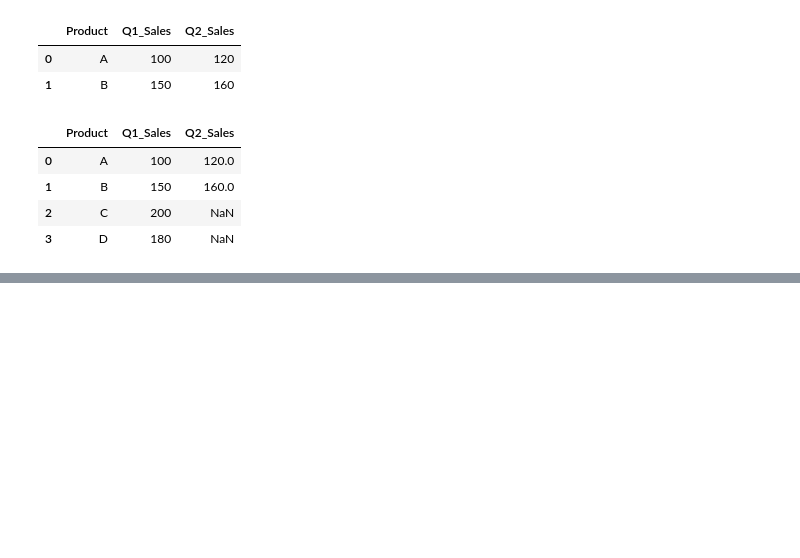
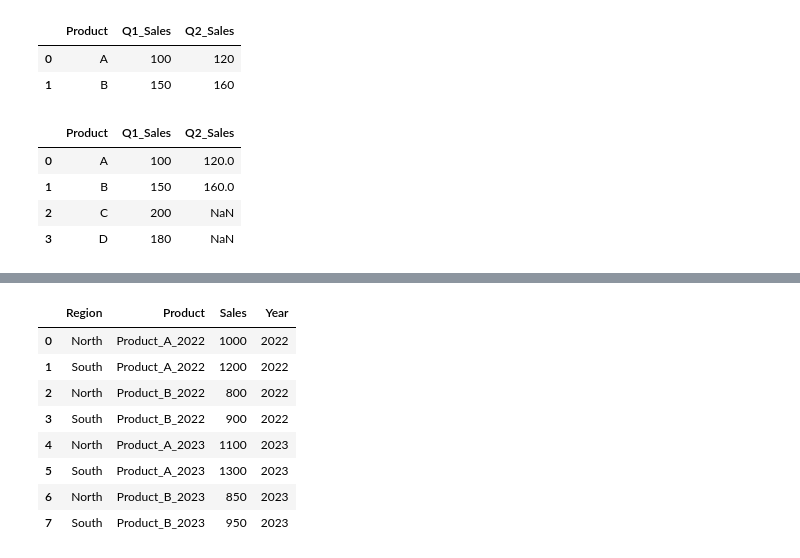
Before and after one commit to KEN-DATALABS/PROJECT-LIST, a Jupyter notebook: OneDrive/Documents/List Project/Project2.ipynb, the cells around one changed output, grey strips where cells are left out. Drawn from its saved outputs; the diff is of its cells as text; code cells hidden in the pictures; blank space fills up the shorter version.

```diff
--- a/OneDrive/Documents/List Project/Project2.ipynb
+++ b/OneDrive/Documents/List Project/Project2.ipynb
@@ -1100,0 +1171,7 @@ pd.merge(b1,b2,on=['Product','Q1_Sales'],how = 'outer')
+# %%
+long =pd.melt(wide_sales,
+        id_vars = ['Region'],
+        value_vars = ['Product_A_2022','Product_B_2022','Product_A_2023','Product_B_2023'],
+        var_name = 'Product',
+        value_name = 'Sales')
+long
@@ -1100,0 +1188,13 @@ pd.merge(b1,b2,on=['Product','Q1_Sales'],how = 'outer')
+# %%
+long['Year'] = long['Product'].str.split('_').str[2]
+long
+# %% [output]
+|  | Region | Product | Sales | Year |
+| 0 | North | Product_A_2022 | 1000 | 2022 |
+| 1 | South | Product_A_2022 | 1200 | 2022 |
+| 2 | North | Product_B_2022 | 800 | 2022 |
+| 3 | South | Product_B_2022 | 900 | 2022 |
+| 4 | North | Product_A_2023 | 1100 | 2023 |
+| 5 | South | Product_A_2023 | 1300 | 2023 |
+| 6 | North | Product_B_2023 | 850 | 2023 |
+| 7 | South | Product_B_2023 | 950 | 2023 |
```
Also changed, not shown: parts of 9 cells of this notebook.
